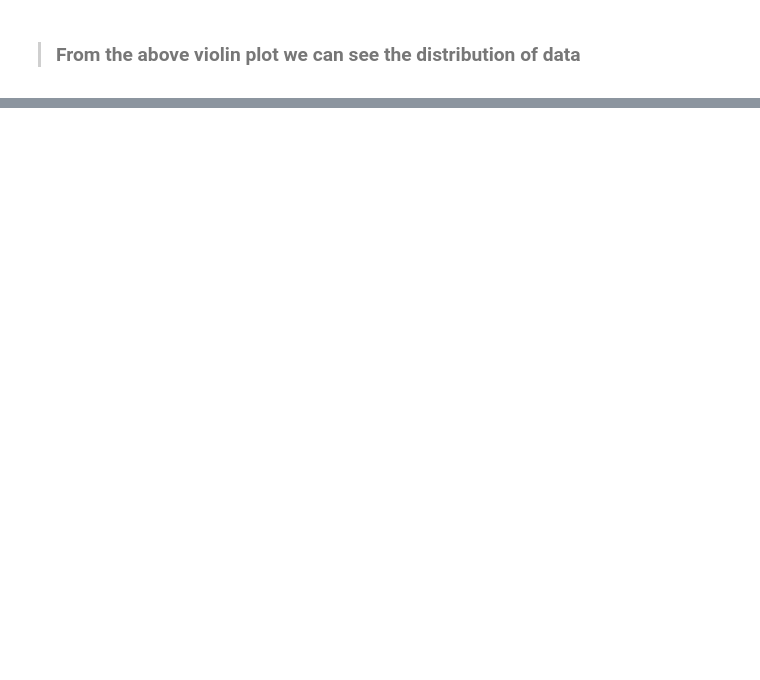
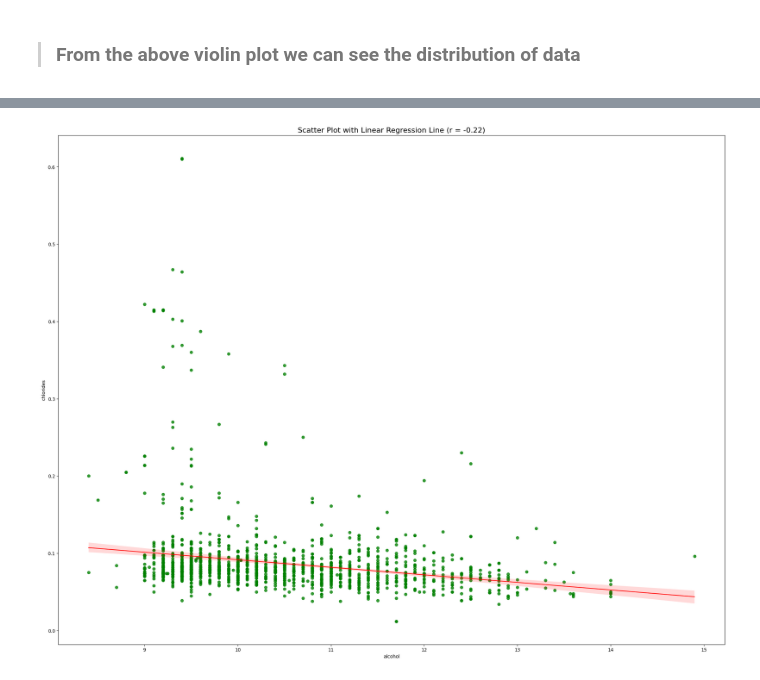
Before and after one commit to sumitkpal62/Red_wine_analysis, a Jupyter notebook: main.ipynb, the cells around one changed output, grey strips where cells are left out. Saved outputs shown, nothing was run; the diff lists cells and outputs as text; code cells hidden in the pictures; blank space fills up the shorter version.

```diff
--- a/main.ipynb
+++ b/main.ipynb
@@ -743,0 +784,20 @@ plt.show()
+# %%
+r=df['alcohol'].corr(df['chlorides'])
+
+plt.figure(figsize=(26,20))
+
+sns.regplot(
+  data=df,
+  x='alcohol',
+  y='chlorides',
+  color='blue',
+  line_kws={'color':'red', 'label':f'Correlation Coeff={r}', 'linewidth':1.5},
+  scatter_kws={'color': 'green', 'label':'Data Points'},
+  label="Line"
+)
+
+plt.title(f"Scatter Plot with Linear Regression Line (r = {r:.2f})", fontsize=16)
+
+plt.show()
+# %% [output]
+[figure, added]
```
Also changed, not shown: parts of 9 cells of this notebook, 2 other files.
